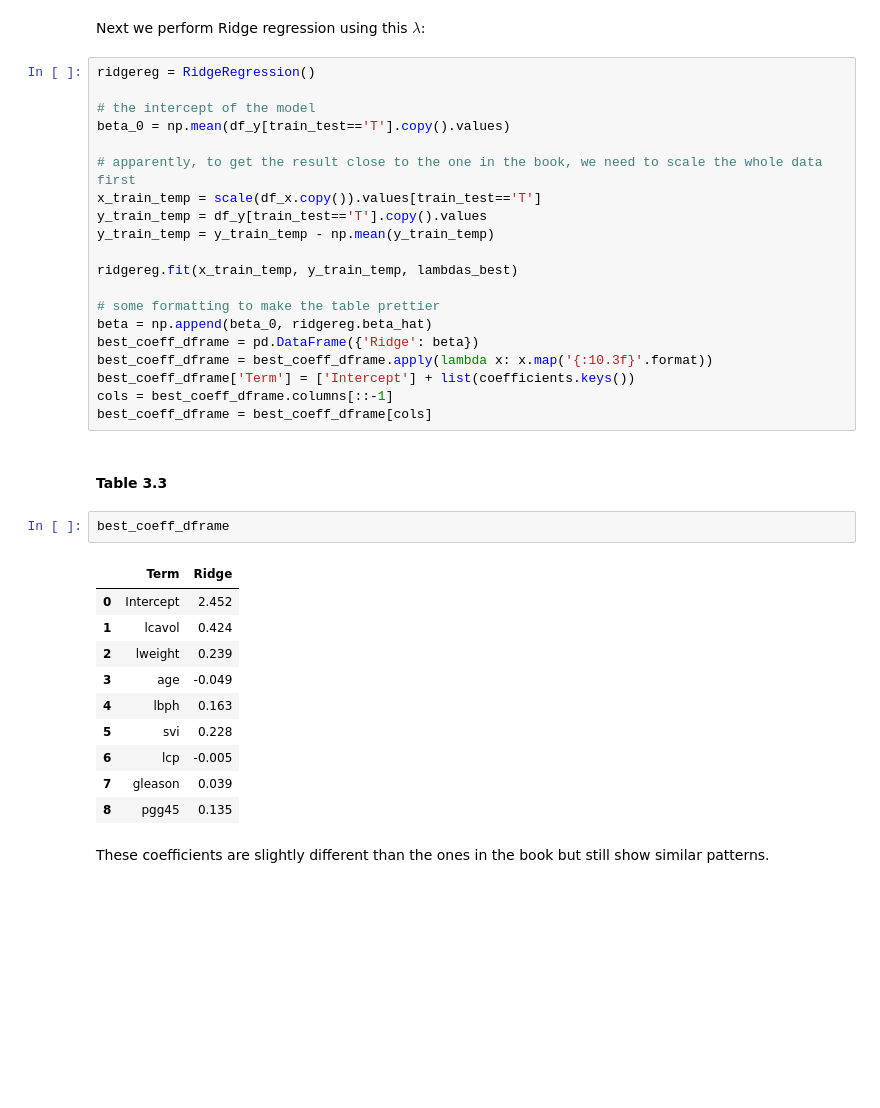
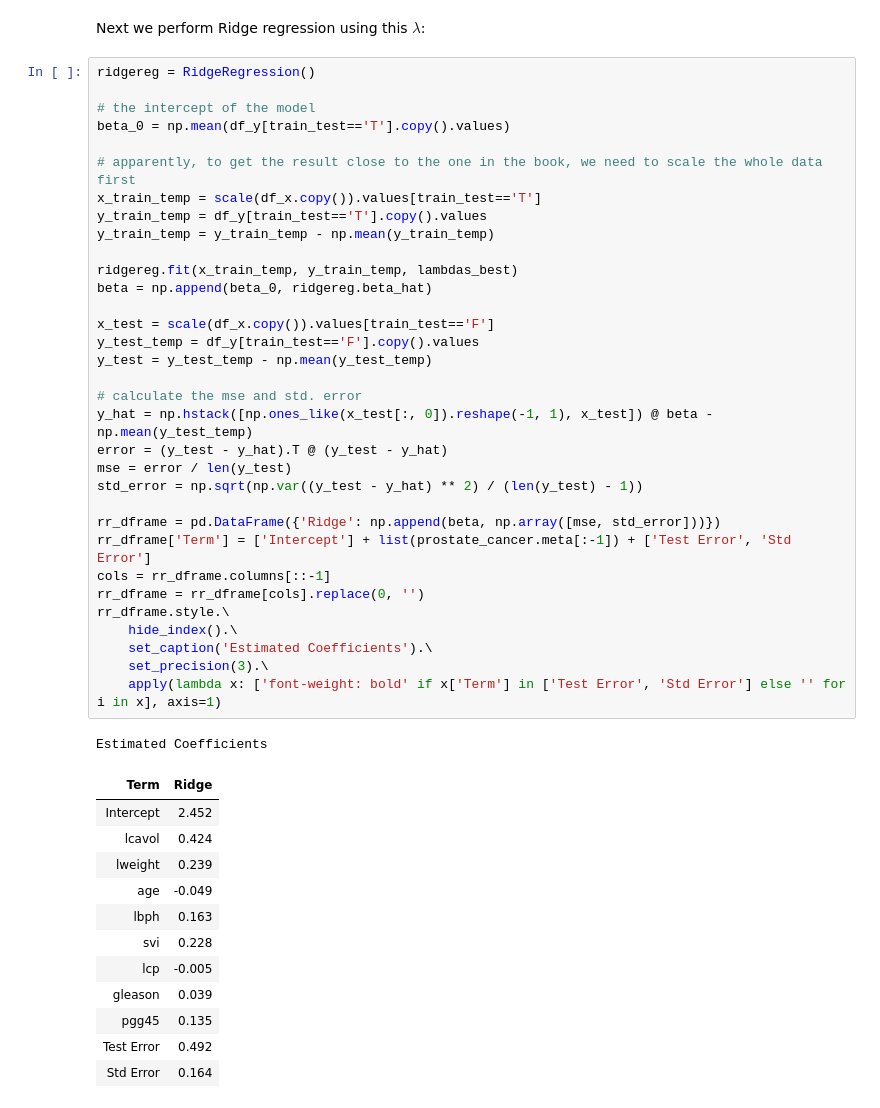
Before and after one commit to abkoesdw/The-Elements-of-Statistical-Learning-Python-Codes, a Jupyter notebook: Notebooks/Chapter 03 - Linear Methods for Regression/3.4.1 Ridge Regression.ipynb, the cells around one changed output. Saved outputs shown, nothing was run; the diff lists cells and outputs as text; blank space fills up the shorter version.

```diff
--- a/Notebooks/Chapter 03 - Linear Methods for Regression/3.4.1 Ridge Regression.ipynb
+++ b/Notebooks/Chapter 03 - Linear Methods for Regression/3.4.1 Ridge Regression.ipynb
@@ -340,37 +344,47 @@ Next we perform Ridge regression using this $\lambda$:
 # %%
 ridgereg = RidgeRegression()
 
 # the intercept of the model
 beta_0 = np.mean(df_y[train_test=='T'].copy().values)
 
 # apparently, to get the result close to the one in the book, we need to scale the whole data first
 x_train_temp = scale(df_x.copy()).values[train_test=='T']
 y_train_temp = df_y[train_test=='T'].copy().values
 y_train_temp = y_train_temp - np.mean(y_train_temp)
 
 ridgereg.fit(x_train_temp, y_train_temp, lambdas_best)
+beta = np.append(beta_0, ridgereg.beta_hat)
 
-# some formatting to make the table prettier
-beta = np.append(beta_0, ridgereg.beta_hat)
-best_coeff_dframe = pd.DataFrame({'Ridge': beta})
-best_coeff_dframe = best_coeff_dframe.apply(lambda x: x.map('{:10.3f}'.format))
-best_coeff_dframe['Term'] = ['Intercept'] + list(coefficients.keys())
-cols = best_coeff_dframe.columns[::-1]
-best_coeff_dframe = best_coeff_dframe[cols]
+x_test = scale(df_x.copy()).values[train_test=='F']
+y_test_temp = df_y[train_test=='F'].copy().values
+y_test = y_test_temp - np.mean(y_test_temp)
+
+# calculate the mse and std. error
+y_hat = np.hstack([np.ones_like(x_test[:, 0]).reshape(-1, 1), x_test]) @ beta - np.mean(y_test_temp)
+error = (y_test - y_hat).T @ (y_test - y_hat)
+mse = error / len(y_test)
+std_error = np.sqrt(np.var((y_test - y_hat) ** 2) / (len(y_test) - 1))
+
+rr_dframe = pd.DataFrame({'Ridge': np.append(beta, np.array([mse, std_error]))})
+rr_dframe['Term'] = ['Intercept'] + list(prostate_cancer.meta[:-1]) + ['Test Error', 'Std Error']
+cols = rr_dframe.columns[::-1]
+rr_dframe = rr_dframe[cols].replace(0, '')
+rr_dframe.style.\
+    hide_index().\
+    set_caption('Estimated Coefficients').\
+    set_precision(3).\
+    apply(lambda x: ['font-weight: bold' if x['Term'] in ['Test Error', 'Std Error'] else '' for i in x], axis=1)
+# %% [output]
+Estimated Coefficients
+| Term | Ridge |
+| Intercept | 2.452 |
+| lcavol | 0.424 |
+| lweight | 0.239 |
+| age | -0.049 |
+| lbph | 0.163 |
+| svi | 0.228 |
+| lcp | -0.005 |
+| gleason | 0.039 |
+| pgg45 | 0.135 |
+| Test Error | 0.492 |
+| Std Error | 0.164 |
-# %% [markdown]
-#### Table 3.3
-# %%
-best_coeff_dframe
-# %% [output]
-|  | Term | Ridge |
-| 0 | Intercept | 2.452 |
-| 1 | lcavol | 0.424 |
-| 2 | lweight | 0.239 |
-| 3 | age | -0.049 |
-| 4 | lbph | 0.163 |
-| 5 | svi | 0.228 |
-| 6 | lcp | -0.005 |
-| 7 | gleason | 0.039 |
-| 8 | pgg45 | 0.135 |
-# %% [markdown]
-These coefficients are slightly different than the ones in the book but still show similar patterns.
```
Also changed, not shown: parts of 1 cell of this notebook, 4 other files.
